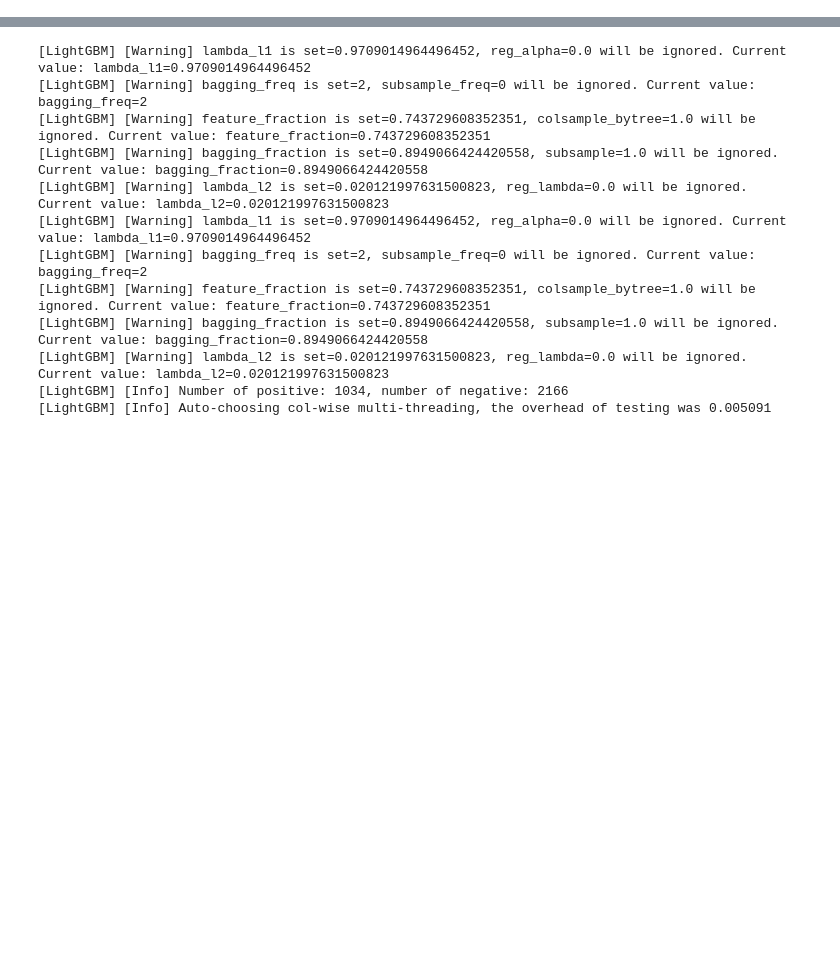
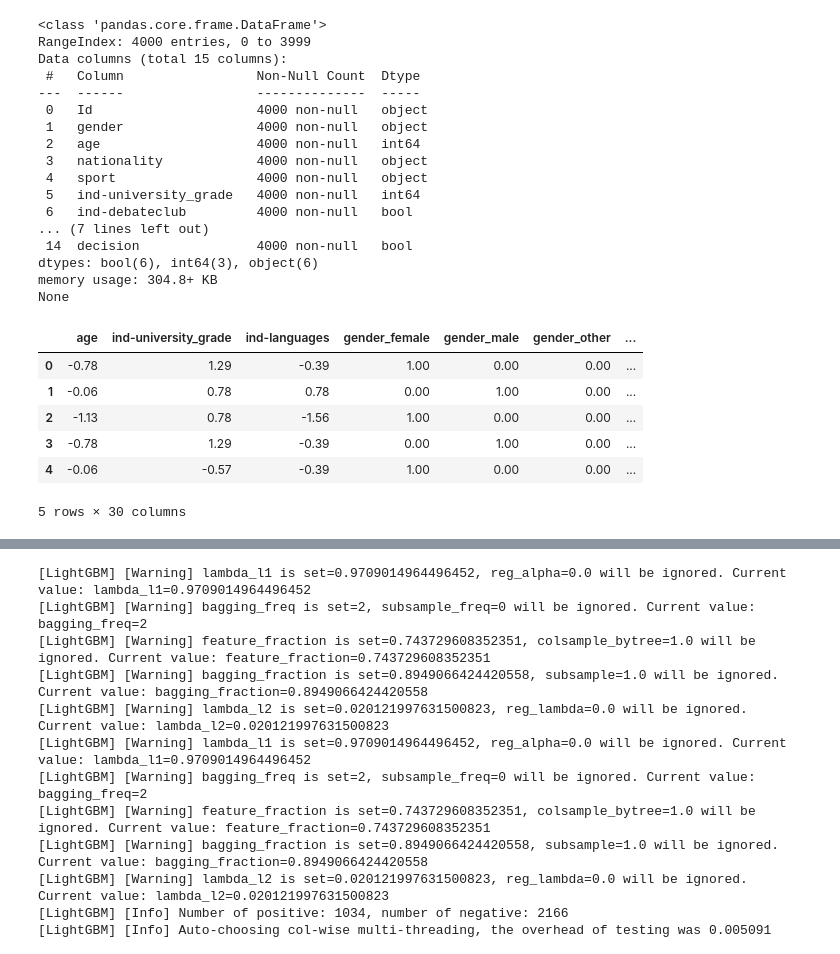
Before and after one commit to benech17/ML-Robustness-Fairness, a Jupyter notebook: lime_lightgbm_optuna.ipynb, the cells around one changed output, grey strips where cells are left out. Cells and saved outputs as stored; diff of their text form; code cells hidden in the pictures; blank space fills up the shorter version.

```diff
--- a/lime_lightgbm_optuna.ipynb
+++ b/lime_lightgbm_optuna.ipynb
@@ -8,15 +11,64 @@ from lime.lime_tabular import LimeTabularExplainer
 # %%
+file_path = "./recruitmentdataset-2022-1.3.csv"
+data = pd.read_csv(file_path)
+print(data.info())
 
-# Chargement des données
-file_path = "./recruitmentdataset-2022-1.3.csv"
-data_original = pd.read_csv(file_path)
+#Identify the columns by their types
+numerical_cols = ['age', 'ind-university_grade', 'ind-languages']
+categorical_cols = ['gender', 'nationality', 'sport', 'ind-degree', 'company']
+boolean_cols = ['ind-debateclub', 'ind-programming_exp', 'ind-international_exp', 'ind-entrepeneur_exp', 'ind-exact_study', 'decision']
 
-# Prétraitement des données avec get_dummies pour les variables catégorielles
-data_dummies = pd.get_dummies(data_original.drop(['Id'], axis=1), drop_first=True)
+# Convert boolean columns to int (0, 1)
+data[boolean_cols] = data[boolean_cols].astype(int)
 
-# Séparer la variable cible (y) des prédicteurs (X)
-X_dummies = data_dummies.drop('decision', axis=1)
-y_dummies = data_dummies['decision']
+# Define the ColumnTransformer: this will apply transformations to the specified columns
+preprocessor = ColumnTransformer(
+    transformers=[
+        ('num', StandardScaler(), numerical_cols),
+        ('cat', OneHotEncoder(), categorical_cols)
+    ],
+    remainder='passthrough')  # Include columns that are not transformed
 
-# Diviser l'ensemble de données en ensembles d'entraînement et de test
-X_train_dummies, X_test_dummies, y_train_dummies, y_test_dummies = train_test_split(X_dummies, y_dummies, test_size=0.2, random_state=42)
+# Apply the transformations to the dataset, excluding the 'Id' and boolean columns for now
+data_for_preprocessing = data.drop(columns=['Id'] + boolean_cols)
+data_preprocessed = preprocessor.fit_transform(data_for_preprocessing)
+
+# The boolean columns were excluded from transformation, so we need to append them manually
+# Append the boolean columns back to the transformed data
+data_preprocessed_with_boolean = pd.concat([pd.DataFrame(data_preprocessed), data[boolean_cols].reset_index(drop=True)], axis=1)
+
+#  Get the feature names after one-hot encoding
+ohe_feature_names = preprocessor.named_transformers_['cat'].get_feature_names_out(input_features=categorical_cols)
+all_feature_names = numerical_cols + list(ohe_feature_names) + boolean_cols
+
+# Correct the column names in the DataFrame
+data_preprocessed_with_boolean.columns = all_feature_names
+
+feature_names = data_preprocessed_with_boolean.drop(columns=['decision']).columns.tolist()
+
+data_preprocessed_with_boolean.head()
+# %% [output]
+<class 'pandas.core.frame.DataFrame'>
+RangeIndex: 4000 entries, 0 to 3999
+Data columns (total 15 columns):
+ #   Column                 Non-Null Count  Dtype
+---  ------                 --------------  -----
+ 0   Id                     4000 non-null   object
+ 1   gender                 4000 non-null   object
+ 2   age                    4000 non-null   int64
+ 3   nationality            4000 non-null   object
+ 4   sport                  4000 non-null   object
+ 5   ind-university_grade   4000 non-null   int64
+ 6   ind-debateclub         4000 non-null   bool
+... (7 lines left out)
+ 14  decision               4000 non-null   bool
+dtypes: bool(6), int64(3), object(6)
+memory usage: 304.8+ KB
+None
+|  | age | ind-university_grade | ind-languages | gender_female | gender_male | gender_other | ... |
+| 0 | -0.78 | 1.29 | -0.39 | 1.00 | 0.00 | 0.00 | ... |
+| 1 | -0.06 | 0.78 | 0.78 | 0.00 | 1.00 | 0.00 | ... |
+| 2 | -1.13 | 0.78 | -1.56 | 1.00 | 0.00 | 0.00 | ... |
+| 3 | -0.78 | 1.29 | -0.39 | 0.00 | 1.00 | 0.00 | ... |
+| 4 | -0.06 | -0.57 | -0.39 | 1.00 | 0.00 | 0.00 | ... |
+5 rows × 30 columns
```
Also changed, not shown: parts of 13 cells of this notebook.
